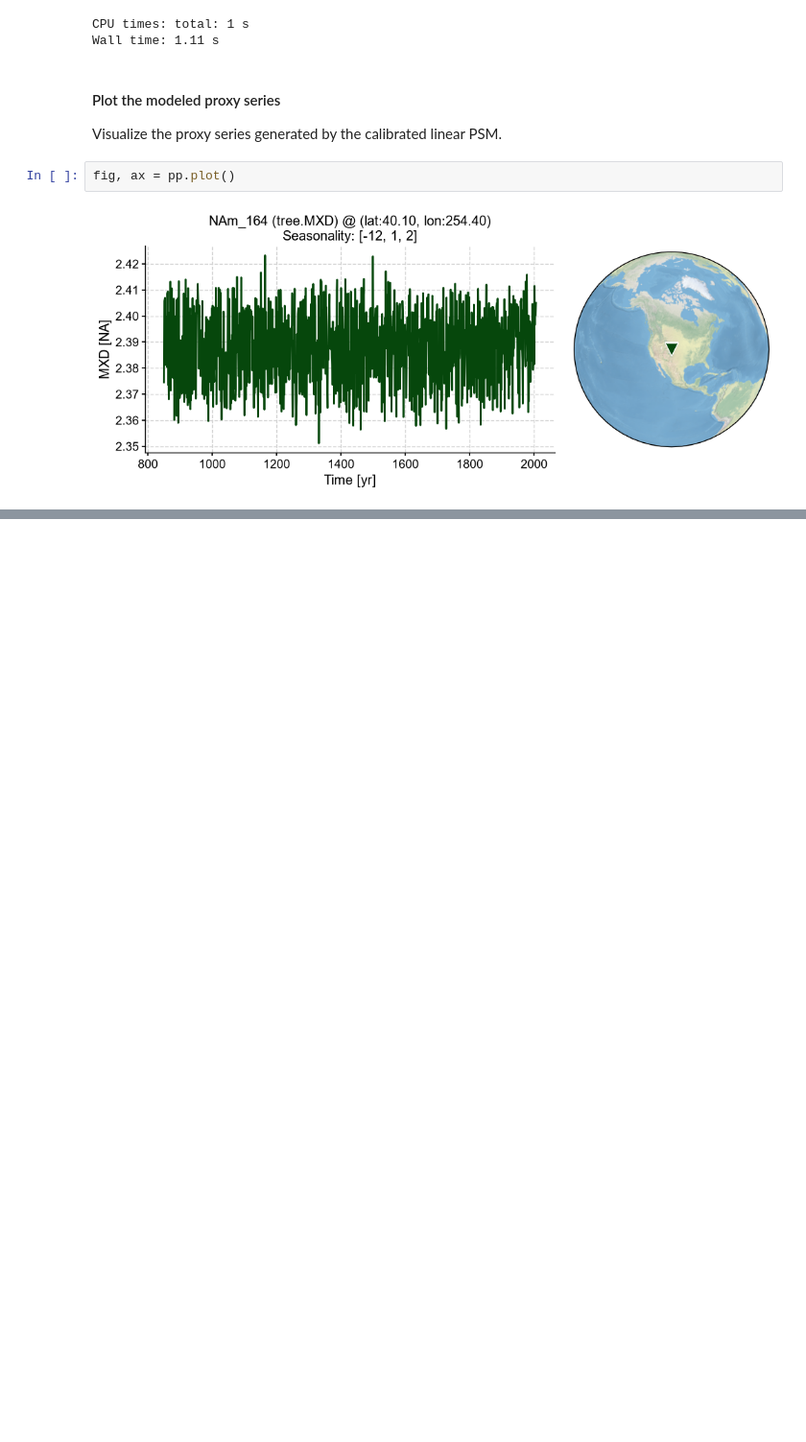
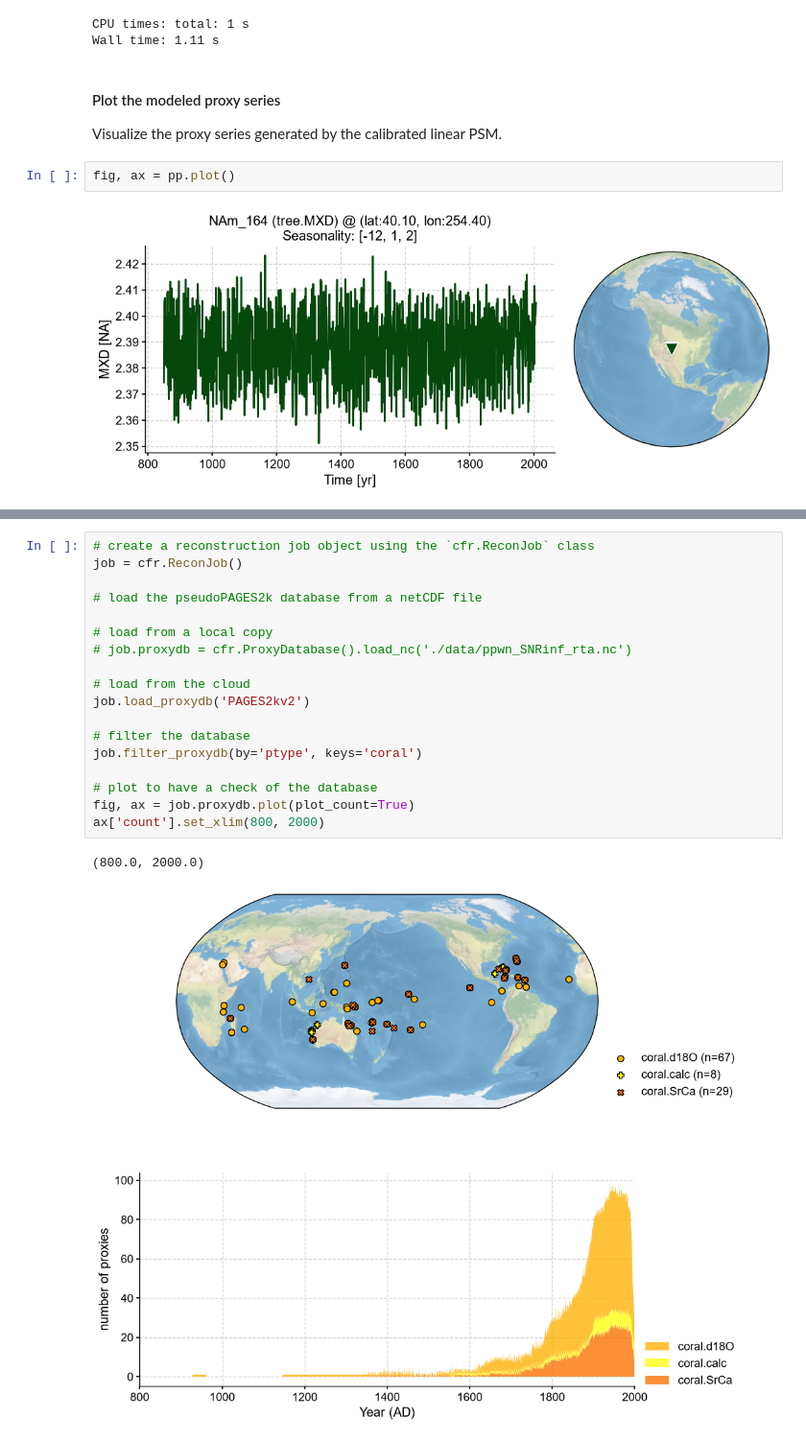
Before and after one commit to Rubencho6661/Curso-Cambio-Climatico-Global-Yachay, a Jupyter notebook: docsrc/notebooks/pp2k-pdb-cfr-load-viz.ipynb, the cells around one changed output, grey strips where cells are left out. Shown at 96% size. Cells and saved outputs as stored; diff of their text form; blank space fills up the shorter version.

```diff
--- a/docsrc/notebooks/pp2k-pdb-cfr-load-viz.ipynb
+++ b/docsrc/notebooks/pp2k-pdb-cfr-load-viz.ipynb
@@ -424,0 +434,21 @@ fig, ax = pp.plot()
+# %%
+# create a reconstruction job object using the `cfr.ReconJob` class
+job = cfr.ReconJob()
+
+# load the pseudoPAGES2k database from a netCDF file
+
+# load from a local copy
+# job.proxydb = cfr.ProxyDatabase().load_nc('./data/ppwn_SNRinf_rta.nc')
+
+# load from the cloud
+job.load_proxydb('PAGES2kv2')
+
+# filter the database
+job.filter_proxydb(by='ptype', keys='coral')
+
+# plot to have a check of the database
+fig, ax = job.proxydb.plot(plot_count=True)
+ax['count'].set_xlim(800, 2000)
+# %% [output]
+(800.0, 2000.0)
+[figure, added]
```
Also changed, not shown: parts of 4 cells of this notebook, 2 other files.
